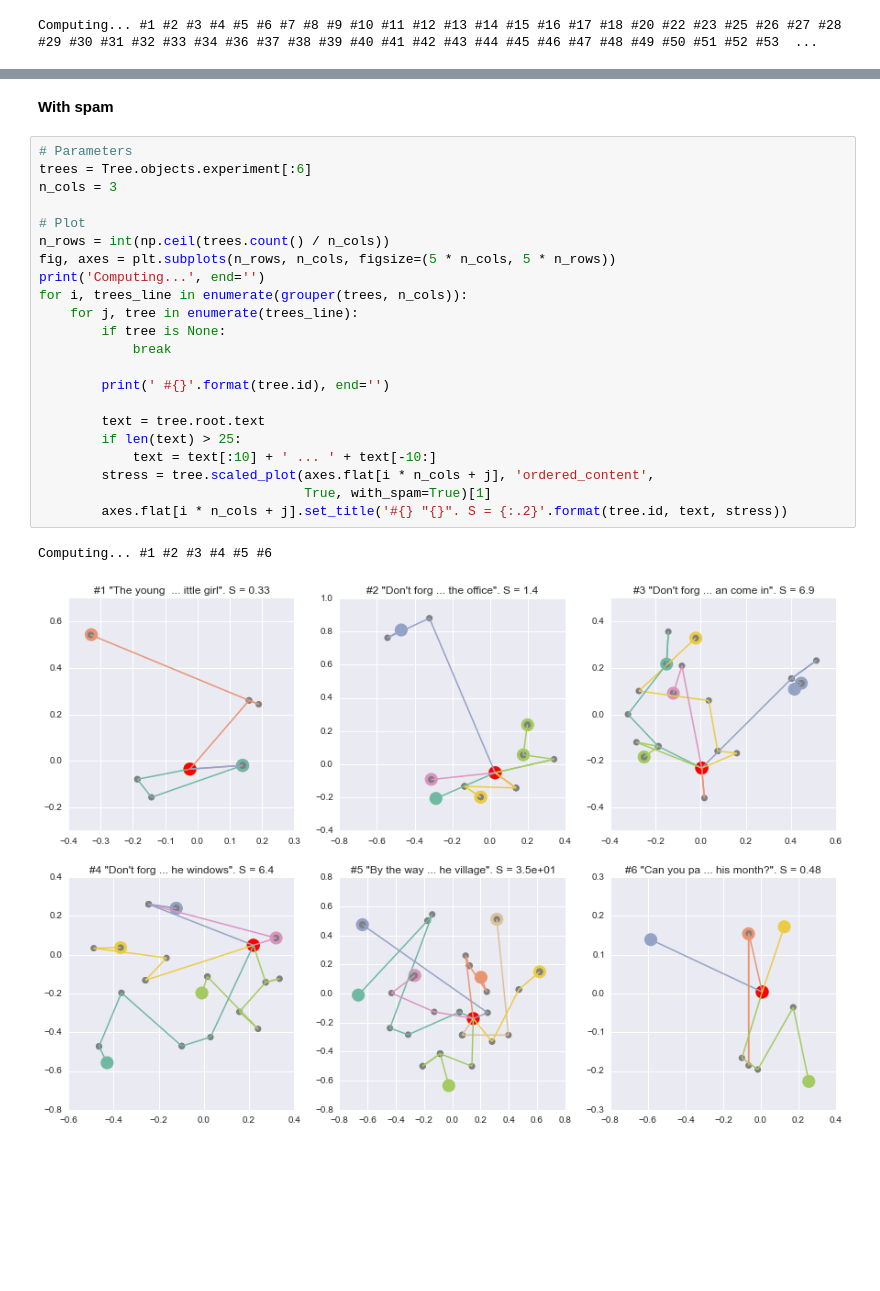
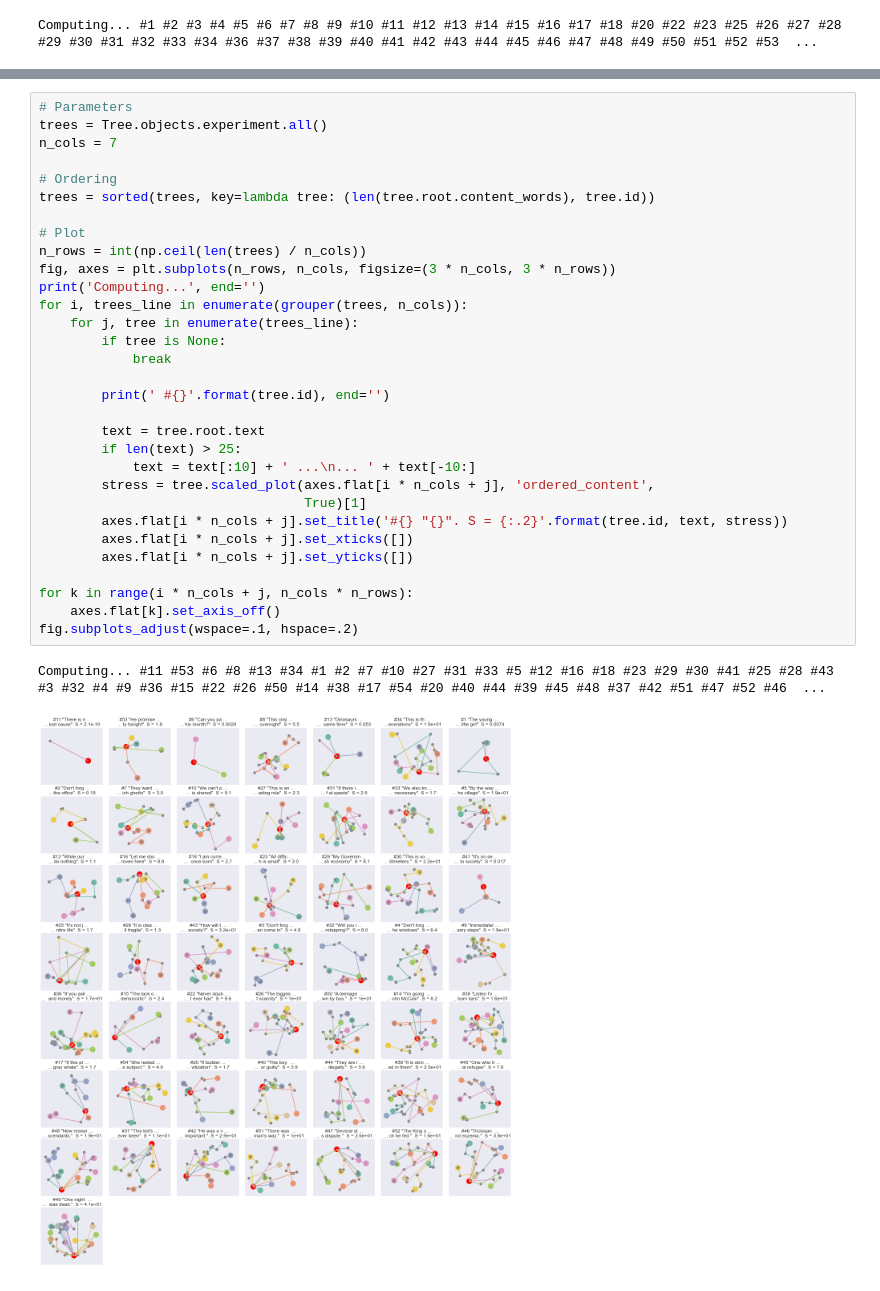
Before and after one commit to interpretation-experiment/analysis, a Jupyter notebook: notebooks/plot_trees_mds.ipynb, the cells around one changed output, grey strips where cells are left out. Cells and saved outputs as stored; diff of their text form; blank space fills up the shorter version.

```diff
--- a/notebooks/plot_trees_mds.ipynb
+++ b/notebooks/plot_trees_mds.ipynb
@@ -153,27 +153,34 @@ axes[1].legend(loc='best');
-# %% [markdown]
-**With spam**
 # %%
 # Parameters
-trees = Tree.objects.experiment[:6]
-n_cols = 3
+trees = Tree.objects.experiment.all()
+n_cols = 7
+
+# Ordering
+trees = sorted(trees, key=lambda tree: (len(tree.root.content_words), tree.id))
 
 # Plot
-n_rows = int(np.ceil(trees.count() / n_cols))
-fig, axes = plt.subplots(n_rows, n_cols, figsize=(5 * n_cols, 5 * n_rows))
+n_rows = int(np.ceil(len(trees) / n_cols))
+fig, axes = plt.subplots(n_rows, n_cols, figsize=(3 * n_cols, 3 * n_rows))
 print('Computing...', end='')
 for i, trees_line in enumerate(grouper(trees, n_cols)):
     for j, tree in enumerate(trees_line):
         if tree is None:
             break
 
         print(' #{}'.format(tree.id), end='')
 
         text = tree.root.text
         if len(text) > 25:
-            text = text[:10] + ' ... ' + text[-10:]
+            text = text[:10] + ' ...\n... ' + text[-10:]
         stress = tree.scaled_plot(axes.flat[i * n_cols + j], 'ordered_content',
-                                  True, with_spam=True)[1]
+                                  True)[1]
         axes.flat[i * n_cols + j].set_title('#{} "{}". S = {:.2}'.format(tree.id, text, stress))
+        axes.flat[i * n_cols + j].set_xticks([])
+        axes.flat[i * n_cols + j].set_yticks([])
+
+for k in range(i * n_cols + j, n_cols * n_rows):
+    axes.flat[k].set_axis_off()
+fig.subplots_adjust(wspace=.1, hspace=.2)
 # %% [output]
-Computing... #1 #2 #3 #4 #5 #6
+Computing... #11 #53 #6 #8 #13 #34 #1 #2 #7 #10 #27 #31 #33 #5 #12 #16 #18 #23 #29 #30 #41 #25 #28 #43 #3 #32 #4 #9 #36 #15 #22 #26 #50 #14 #38 #17 #54 #20 #40 #44 #39 #45 #48 #37 #42 #51 #47 #52 #46  ...
-[figure, old version]
+[figure, new version]
```
Also changed, not shown: parts of 4 cells of this notebook, 1 other file.
